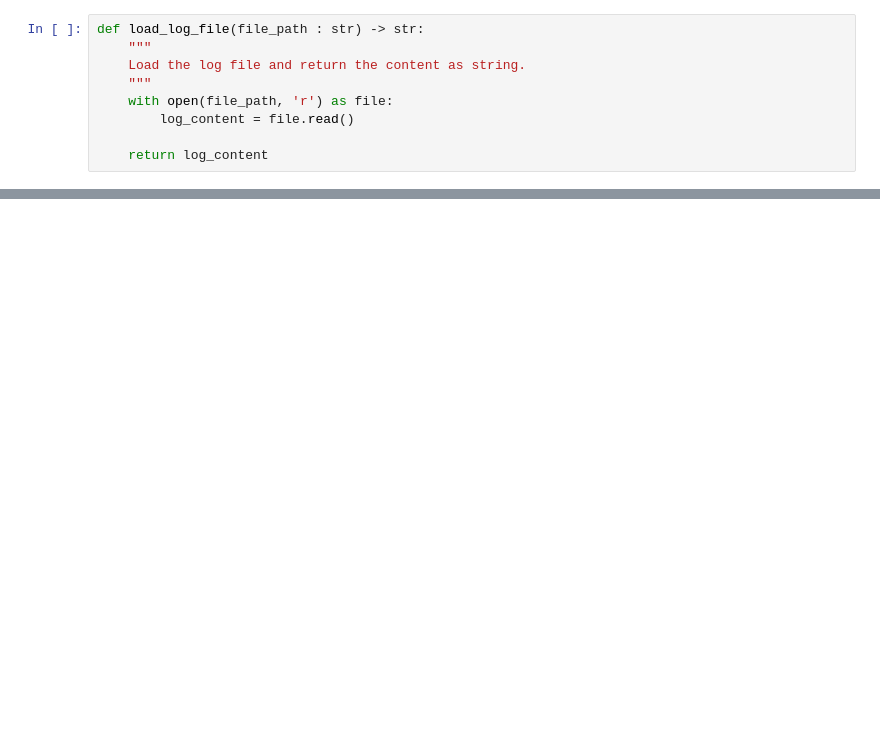
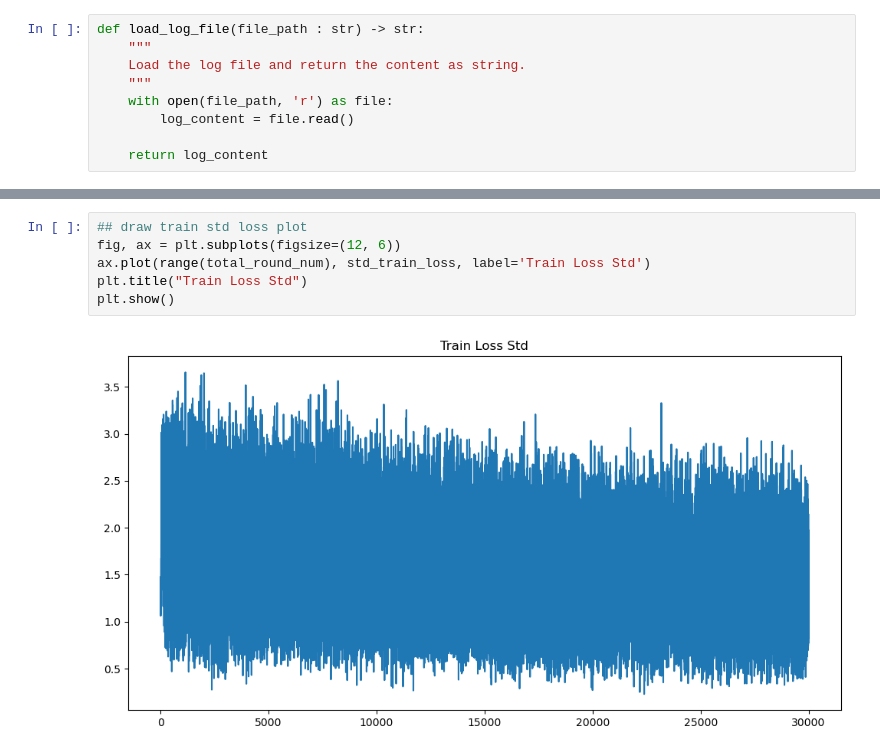
Before and after one commit to oss0430/DAforFedSeqRec, a Jupyter notebook: gradient_analysis.ipynb, the cells around one changed output, grey strips where cells are left out. Cells and saved outputs as stored; diff of their text form; blank space fills up the shorter version.

```diff
--- a/gradient_analysis.ipynb
+++ b/gradient_analysis.ipynb
@@ -155,0 +359,8 @@ print(result_string)
+# %%
+## draw train std loss plot
+fig, ax = plt.subplots(figsize=(12, 6))
+ax.plot(range(total_round_num), std_train_loss, label='Train Loss Std')
+plt.title("Train Loss Std")
+plt.show()
+# %% [output]
+[figure, added]
```
Also changed, not shown: parts of 17 cells of this notebook, 8 other files.
